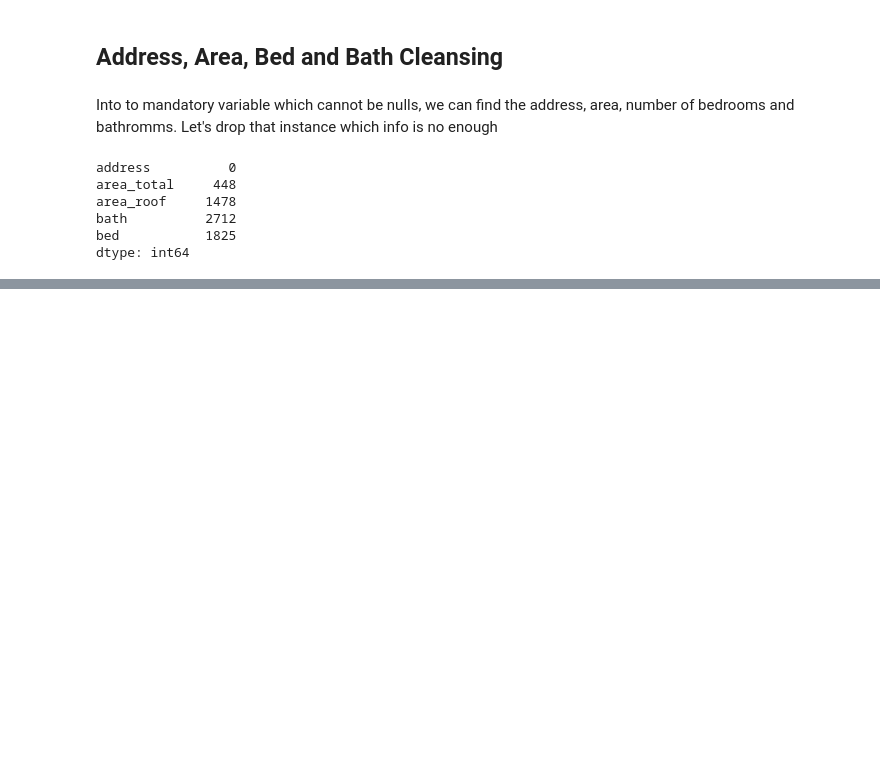
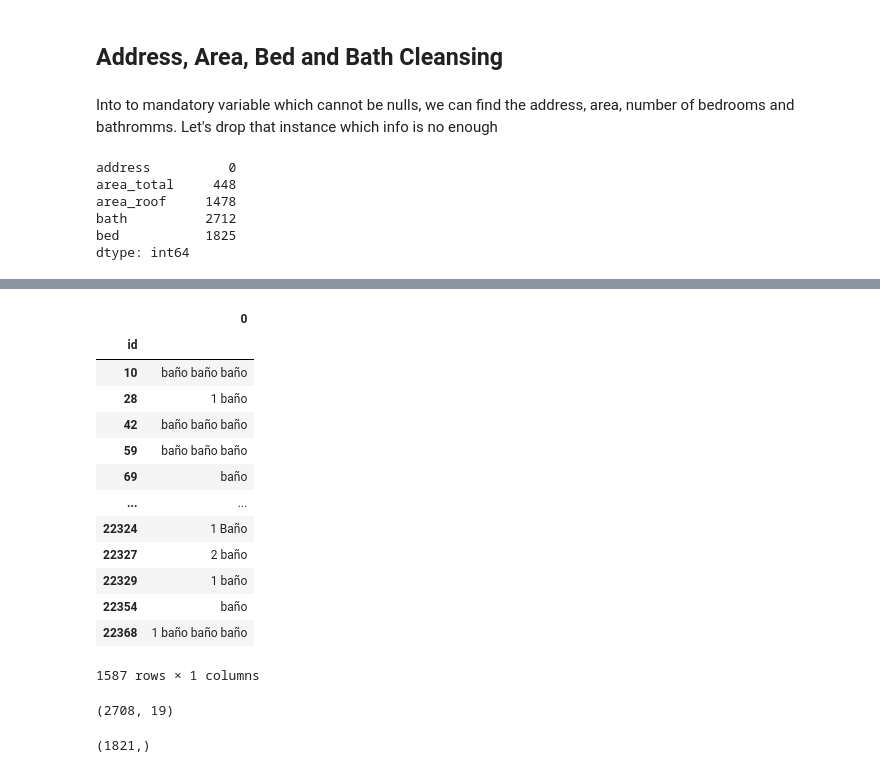
Before and after one commit to HugoGT/Vibi_model, a Jupyter notebook: ETL/urbania.ipynb, the cells around one changed output, grey strips where cells are left out. Drawn from its saved outputs; the diff is of its cells as text; code cells hidden in the pictures; blank space fills up the shorter version.

```diff
--- a/ETL/urbania.ipynb
+++ b/ETL/urbania.ipynb
@@ -203,0 +283,26 @@ This dataframe has no empty values for address field. Let's see the others
+# %%
+mask = (df['bath'].isna())
+df.loc[mask, 'description'].str.extractall('(\d*\s*[Bb]año)').reset_index()[['id', 0]].groupby(['id']).sum().dropna()
+# %% [output]
+|  | 0 |
+| id |  |
+| 10 | baño baño baño |
+| 28 | 1 baño |
+| 42 | baño baño baño |
+| 59 | baño baño baño |
+| 69 | baño |
+| ... | ... |
+| 22324 | 1 Baño |
+| 22327 | 2 baño |
+| 22329 | 1 baño |
+| 22354 | baño |
+| 22368 | 1 baño baño baño |
+1587 rows × 1 columns
+# %%
+df[mask].shape
+# %% [output]
+(2708, 19)
+# %%
+df.loc[mask, 'description'].shape
+# %% [output]
+(1821,)
```
Also changed, not shown: parts of 13 cells of this notebook.
